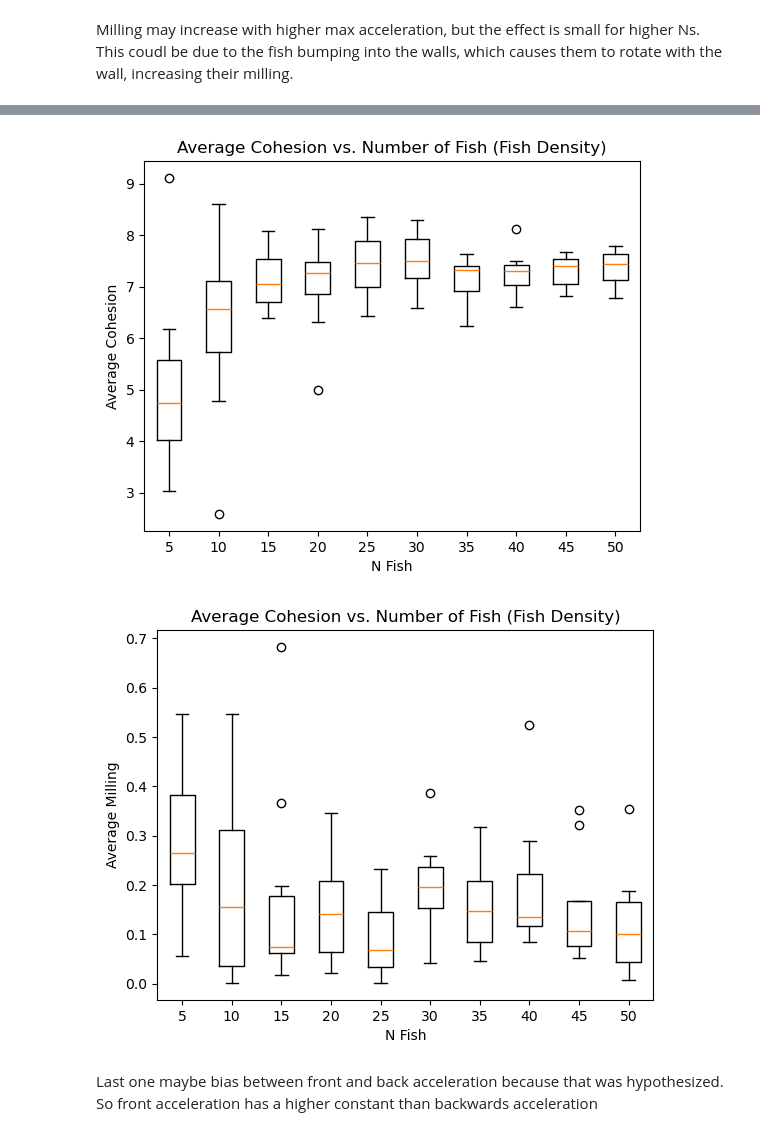
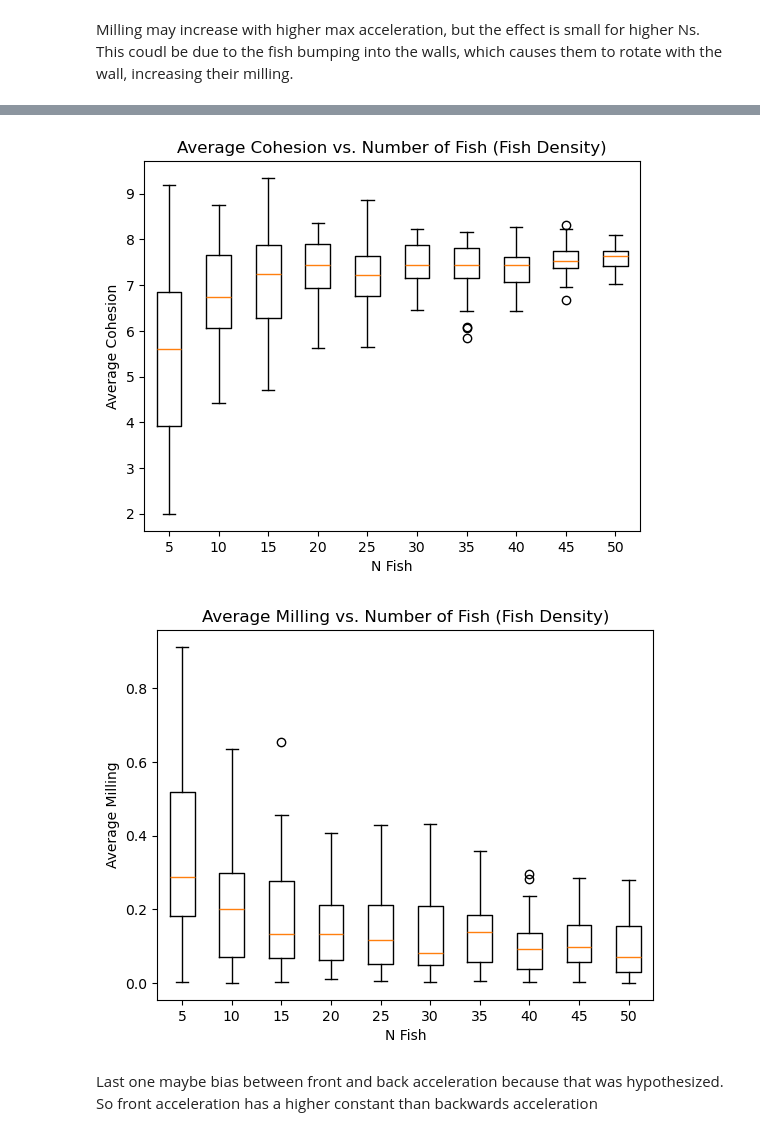
Before and after one commit to Bobomoto/PHYS250-Final-Project, a Jupyter notebook: Finalproject.ipynb, the cells around one changed output, grey strips where cells are left out. Saved outputs shown, nothing was run; the diff lists cells and outputs as text; code cells hidden in the pictures.

```diff
--- a/Finalproject.ipynb
+++ b/Finalproject.ipynb
@@ -237,7 +237,7 @@ plt.show()
 #we can also change the fish to only respond to a certain angle of neighbor, like -pi/3 to pi/3 rad
 #error about 0.25 maybe, can change
 
-def updatefish(positions,radorientations,speeds,velocity, arenarange = 100, time = 0, timestep = 0.1, maxa = 1.0, maxdw = 0.8, erroracc = 0.05, errordw = 0.02, maxspd = 10, bias = 1):
+def updatefish(positions,radorientations,speeds,velocity, arenarange = 100, time = 0, timestep = 0.1, maxa = 1.0, maxdw = 0.8, erroracc = 0.05, errordw = 0.02, maxspd = 10, bias = 1, forwardbias = True):
     copypositions = positions.copy()
     time += timestep
     t = timestep
@@ -274,10 +274,15 @@ def updatefish(positions,radorientations,speeds,velocity, arenarange = 100, time
                 speeds[i] = speeds[i] = max(0, speeds[i] + Aerror*t)
 
         #bias between forward and backward alignment
-        backmaxdw = bias*maxdw
+        lessmaxdw = bias*maxdw
 
-        dwfar = maxdw*crossproduct*neighdist*np.exp(-neighdist/4) + Dwerror if np.sign(dotproduct) > 0 else backmaxdw*crossproduct*neighdist*np.exp(-neighdist/4) + Dwerror
-        dwnear = maxdw*crossproduct + Dwerror if np.sign(dotproduct) > 0 else backmaxdw*crossproduct + Dwerror
+        if forwardbias == True: #moreweight towards forward neighbors
+            dwfar = maxdw*crossproduct*neighdist*np.exp(-neighdist/4) + Dwerror if np.sign(dotproduct) > 0 else lessmaxdw*crossproduct*neighdist*np.exp(-neighdist/4) + Dwerror
+            dwnear = maxdw*crossproduct + Dwerror if np.sign(dotproduct) > 0 else lessmaxdw*crossproduct + Dwerror
+        else: #more weight towards neighbors behind
+            dwfar = lessmaxdw*crossproduct*neighdist*np.exp(-neighdist/4) + Dwerror if np.sign(dotproduct) > 0 else maxdw*crossproduct*neighdist*np.exp(-neighdist/4) + Dwerror
+            dwnear = lessmaxdw*crossproduct + Dwerror if np.sign(dotproduct) > 0 else maxdw*crossproduct + Dwerror
+
 
         #orientation rule 1, turn towards nearest neighbor
         if neighdist > 2: #radpersecond
@@ -1205,7 +1210,7 @@ DmeanCarrays = []
 DmeanMarrays = []
 
 for index in np.arange(len(N)):
-    numsim = 10
+    numsim = 50
     totalParray = []
     totalCarray = []
     totalMarray = []
@@ -1258,7 +1263,7 @@ plt.show()
 
 #Milling plot
 plt.boxplot(DmeanMarrays)
-plt.title('Average Cohesion vs. Number of Fish (Fish Density)')
+plt.title('Average Milling vs. Number of Fish (Fish Density)')
 plt.xticks(ticks=np.arange(1, len(N) + 1), labels=N)
 plt.xlabel('N Fish')
 plt.ylabel('Average Milling')
@@ -1268,5 +1273,5 @@ plt.show()
-[figure, old version]
+[figure, new version]
-[figure, old version]
+[figure, new version]
 # %% [markdown]
 Last one maybe bias between front and back acceleration because that was hypothesized. So front acceleration has a higher constant than backwards acceleration
 # %%
```
Also changed, not shown: parts of 6 cells of this notebook, 1 other file.
